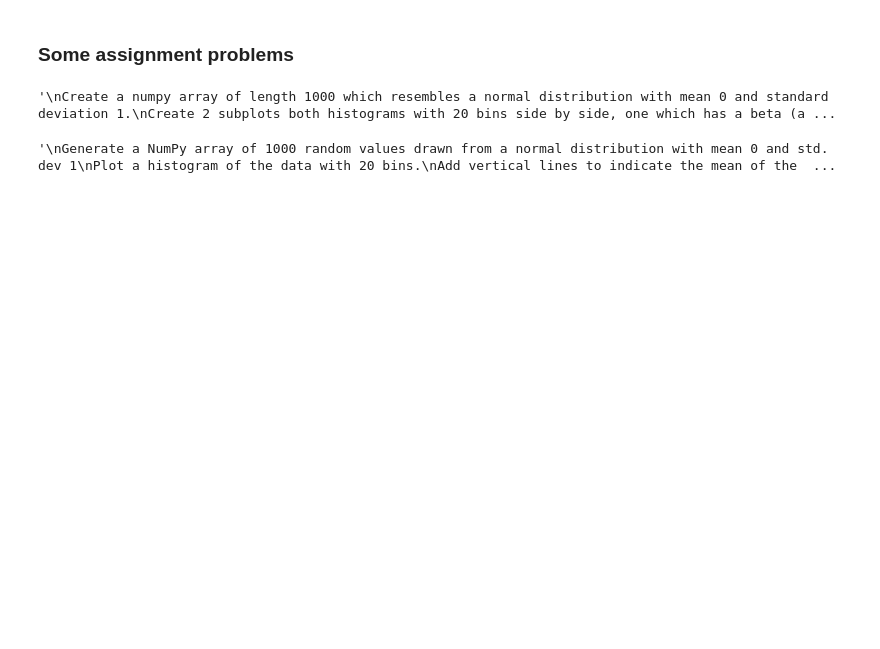
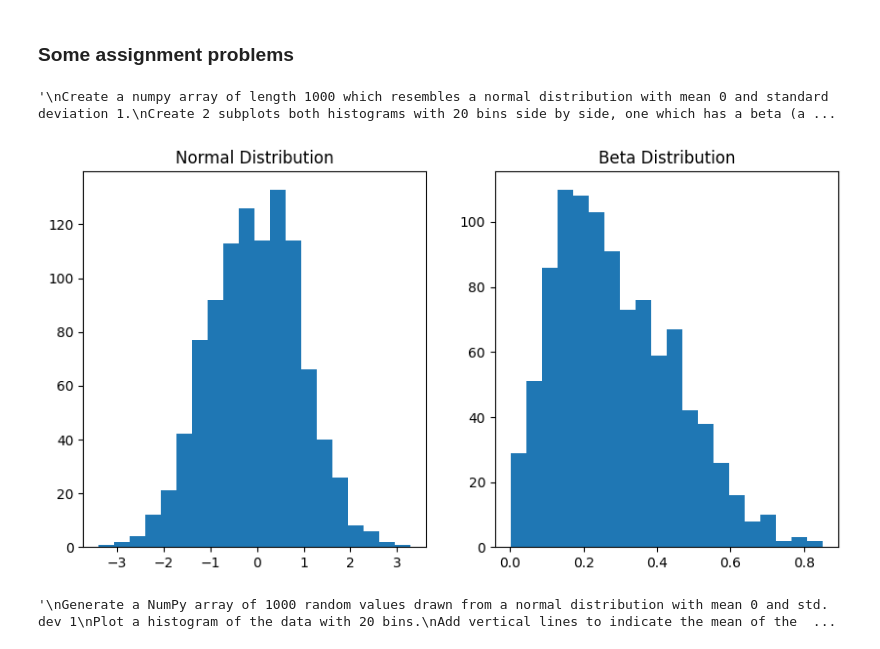
Before and after one commit to SaurishSeksaria/Brain_Tumor_Segmentation_BCP, a Jupyter notebook: Week_1/Python_libraries/Matplotlib/matplotlib_basics.ipynb, the cells around one changed output. Saved outputs shown, nothing was run; the diff lists cells and outputs as text; code cells hidden in the pictures; blank space fills up the shorter version.

```diff
--- a/Week_1/Python_libraries/Matplotlib/matplotlib_basics.ipynb
+++ b/Week_1/Python_libraries/Matplotlib/matplotlib_basics.ipynb
@@ -188,3 +186,20 @@ Create 2 subplots both histograms with 20 bins side by side, one which has a bet
+# %%
+# TODO
+import numpy as np
+import matplotlib.pyplot as plt
+arr1 = np.random.normal(0,1, 1000)
+arr2 = np.random.beta(2,5,1000)
+#print(arr)
+plt.figure(figsize=(10,5))
+plt.subplot(1,2,1)
+plt.hist(x=arr1, bins = 20)
+plt.title("Normal Distribution")
+plt.subplot(1,2,2)
+plt.hist(arr2, bins = 20)
+plt.title("Beta Distribution")
+plt.show()
+# %% [output]
+[figure, added]
 # %%
 # Assignment 2
 '''
```
Also changed, not shown: parts of 4 cells of this notebook, 2 other files.
